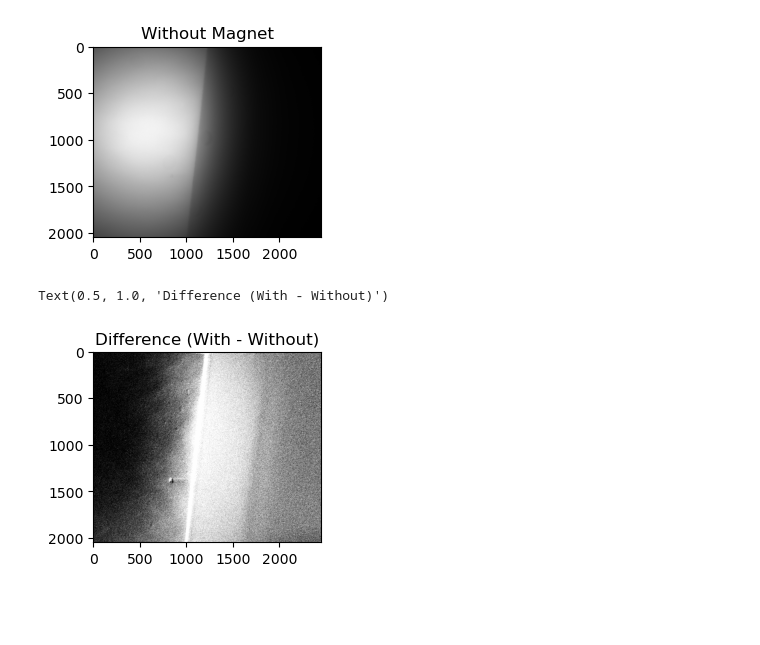
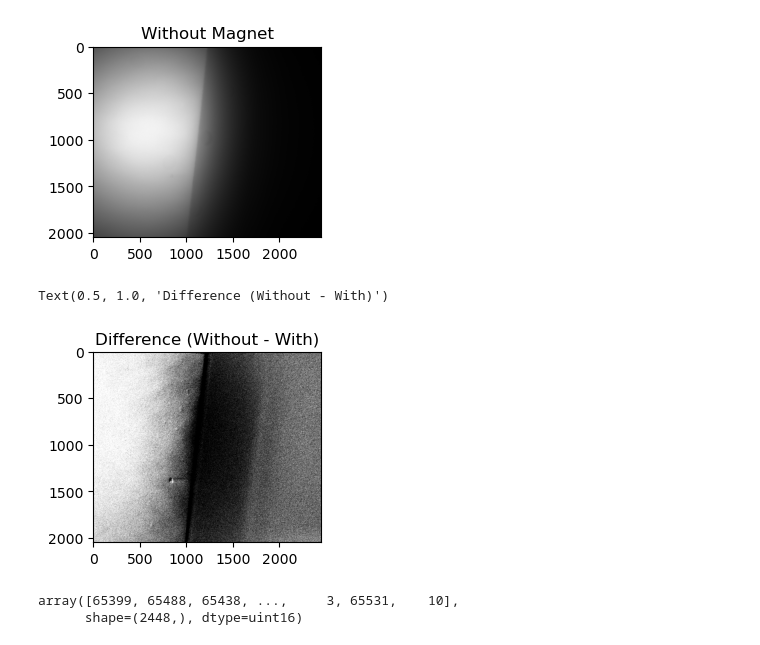
Before and after one commit to diogoMealha/NV_PROJECT, a Jupyter notebook: image_subtraction.ipynb, the cells around one changed output. Cells and saved outputs as stored; diff of their text form; code cells hidden in the pictures; blank space fills up the shorter version.

```diff
--- a/image_subtraction.ipynb
+++ b/image_subtraction.ipynb
@@ -17,7 +17,7 @@ array([[1204, 1180, 1225, ...,   20,   19,   17],
        [ 972,  987,  924, ...,   17,   22,   19]],
       shape=(2048, 2448), dtype=uint16)
 # %%
-diff = with_mag - without_mag
+diff =  without_mag - with_mag
 # %%
 plt.figure(figsize=(10, 5))
 plt.subplot(1, 3, 1)
@@ -37,8 +37,13 @@ Text(0.5, 1.0, 'Without Magnet')
 # %%
 plt.figure(figsize=(10, 5))
 plt.subplot(1, 3, 1)
 plt.imshow(diff, cmap='gray')
-plt.title('Difference (With - Without)')
+plt.title('Difference (Without - With)')
 # %% [output]
-Text(0.5, 1.0, 'Difference (With - Without)')
+Text(0.5, 1.0, 'Difference (Without - With)')
-[figure, old version]
+[figure, new version]
+# %%
+diff[1000]
+# %% [output]
+array([65399, 65488, 65438, ...,     3, 65531,    10],
+      shape=(2448,), dtype=uint16)
```
Also changed, not shown: parts of 1 cell of this notebook.
